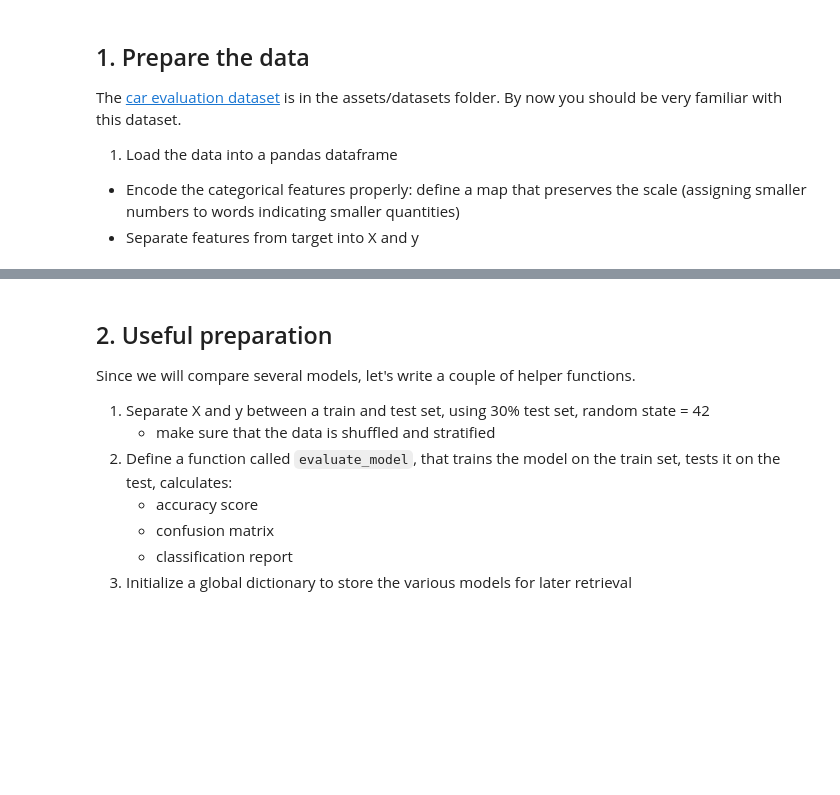
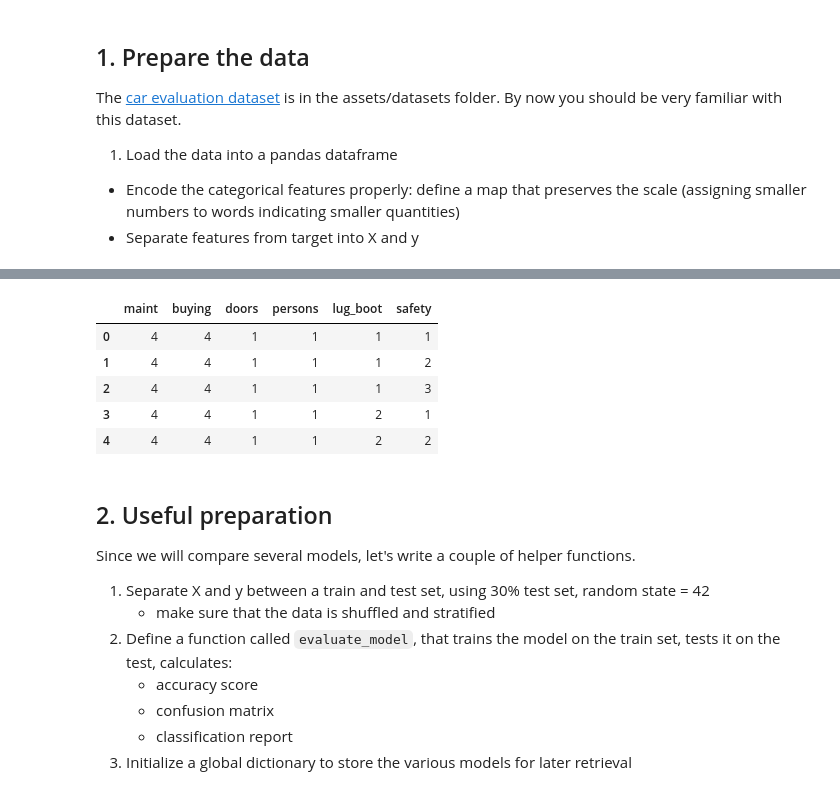
Before and after one commit to cmyoung0718/dsi-sea-week06-3.4, a Jupyter notebook: code/starter-code/starter-code-3_4.ipynb, the cells around one changed output, grey strips where cells are left out. Saved outputs shown, nothing was run; the diff lists cells and outputs as text; code cells hidden in the pictures; blank space fills up the shorter version.

```diff
--- a/code/starter-code/starter-code-3_4.ipynb
+++ b/code/starter-code/starter-code-3_4.ipynb
@@ -61,9 +80,16 @@ X.head()
 # %%
-# X = pd.get_dummies(df.drop('acceptability', axis=1))
+X_ = pd.get_dummies(df.drop('acceptability', axis=1))
 le = LabelEncoder()
 y = le.fit_transform(df['acceptability'])
 
 X.head()
+# %% [output]
+|  | maint | buying | doors | persons | lug_boot | safety |
+| 0 | 4 | 4 | 1 | 1 | 1 | 1 |
+| 1 | 4 | 4 | 1 | 1 | 1 | 2 |
+| 2 | 4 | 4 | 1 | 1 | 1 | 3 |
+| 3 | 4 | 4 | 1 | 1 | 2 | 1 |
+| 4 | 4 | 4 | 1 | 1 | 2 | 2 |
 # %% [markdown]
 ## 2. Useful preparation
 
```
Also changed, not shown: parts of 38 cells of this notebook.
